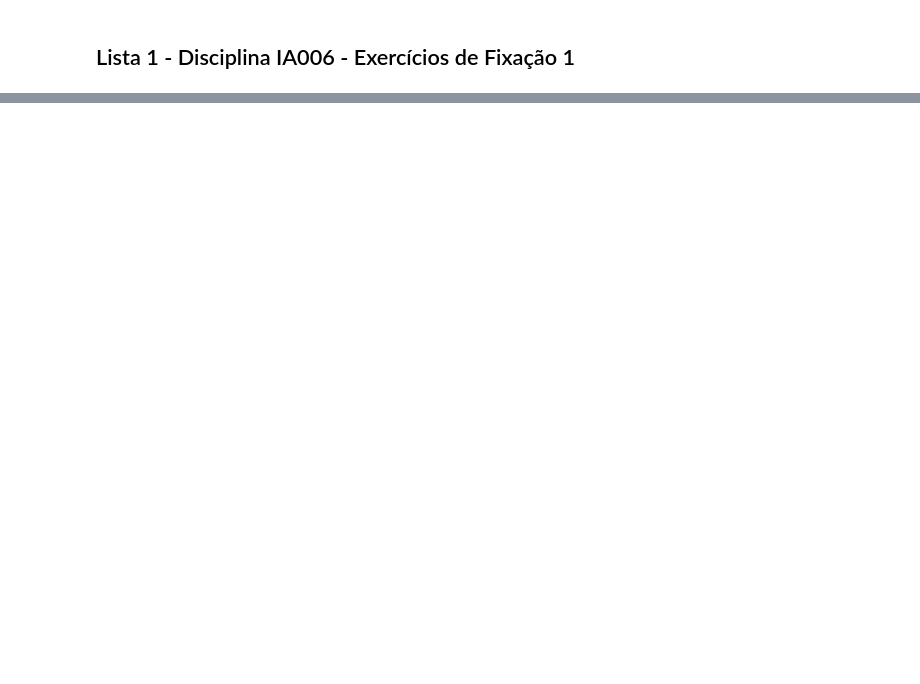
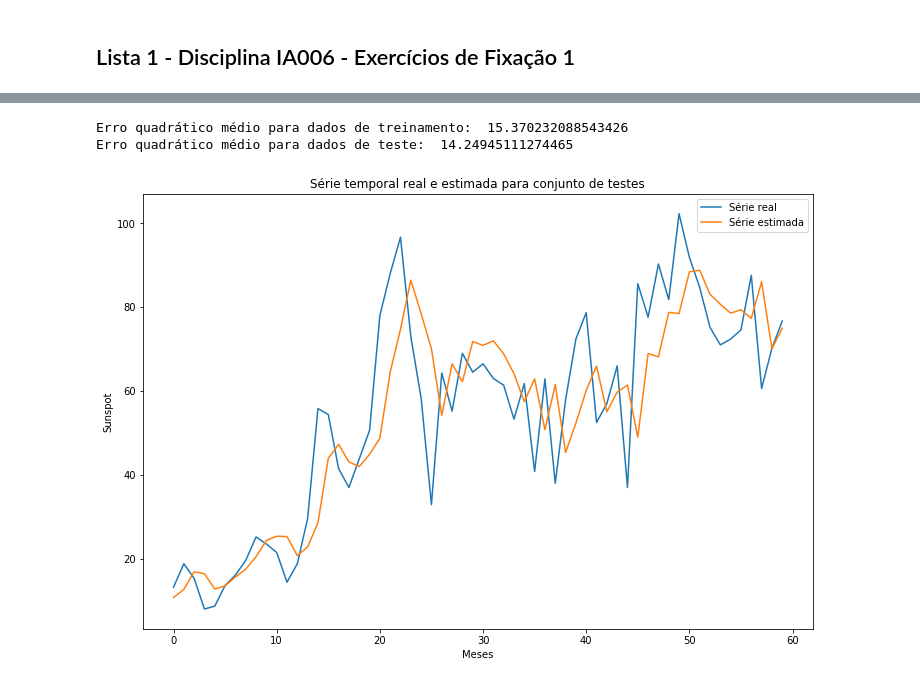
Before and after one commit to cerqueirajc/Machine-Learning-FEEC, a Jupyter notebook: notebooks/efc1.ipynb, the cells around one changed output, grey strips where cells are left out. Cells and saved outputs as stored; diff of their text form; code cells hidden in the pictures; blank space fills up the shorter version.

```diff
--- a/notebooks/efc1.ipynb
+++ b/notebooks/efc1.ipynb
@@ -97,10 +123,14 @@ class BoolMask():
         return r
 # %%
 ## Auxiliar functions
+def plot_dual(y_real, y_prediction, title=None, lab1=None, lab2=None):
+    if lab1 is None:
+        lab1 = 'Série real'
+    if lab2 is None:
+        lab2 = 'Série estimada'
 
-def plot_realvsprediction(y_real, y_prediction, title=None):
-    plt.plot(y_real, label='Série real')
-    plt.plot(y_prediction, label='Série estimada')
+    plt.plot(y_real, label=lab1)
+    plt.plot(y_prediction, label=lab2)
 
     plt.legend()
     plt.xlabel('Meses')
@@ -111,7 +141,8 @@ def plot_realvsprediction(y_real, y_prediction, title=None):
     plt.show()
     return
 
-def rmse(y_real, y_pred):
-    e = np.sqrt(np.mean(np.square(y_real - y_pred)))
-    print('Erro quadrático médio do modelo: ', e)
-    return e
+def p_correlation(x, y):
+    xm = x - x.mean()
+    ym = y - y.mean()
+
+    return (xm.dot(ym))/np.sqrt(xm.dot(xm)*ym.dot(ym))
@@ -170,0 +170,21 @@ plt.plot(kf10(7))
+# %%
+model = LinearRegressor()
+testLen = 60
+
+test_features  = dt.features[-testLen:]
+train_features = dt.features[:-testLen]
+test_label     = dt.label[-testLen:]
+train_label    = dt.label[:-testLen]
+
+model.fit(train_features, train_label, lamb=0)
+train_pred = model.transform(train_features)
+test_pred = model.transform(test_features)
+
+print("Erro quadrático médio para dados de treinamento: ", np.sqrt(model.mse(train_label, train_pred)))
+print("Erro quadrático médio para dados de teste: ", np.sqrt(model.mse(test_label, test_pred)))
+
+plot_dual(test_label, test_pred, "Série temporal real e estimada para conjunto de testes")
+# %% [output]
+Erro quadrático médio para dados de treinamento:  15.370232088543426
+Erro quadrático médio para dados de teste:  14.24945111274465
+[figure, added]
```
Also changed, not shown: parts of 22 cells of this notebook.
